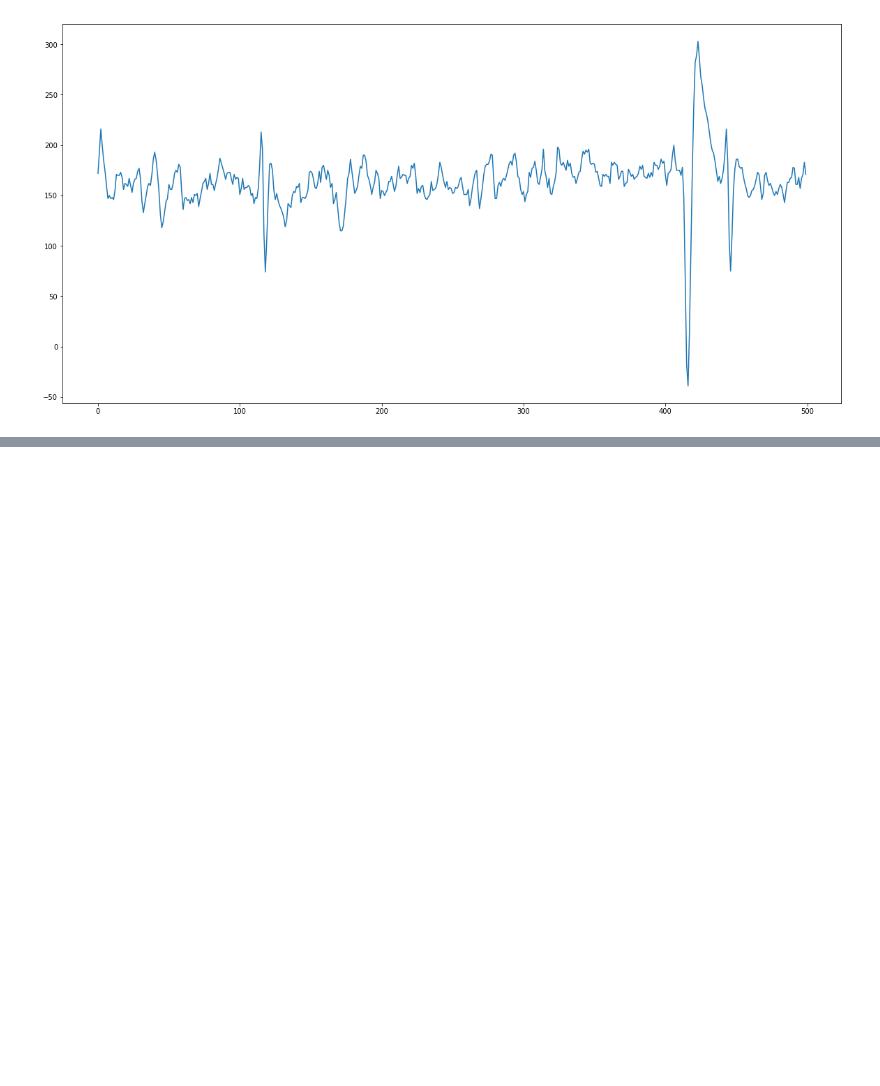
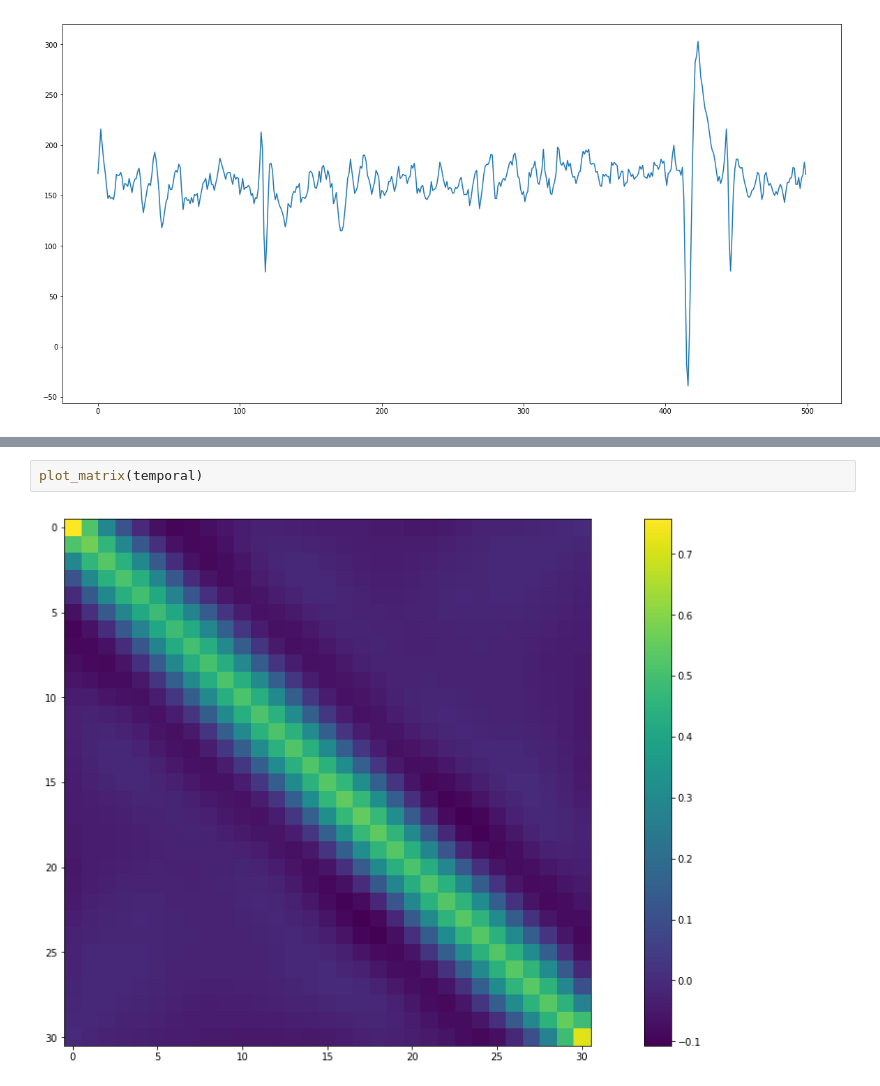
Before and after one commit to edublancas/neural-clustering, a Jupyter notebook: notebooks/pipeline.ipynb, the cells around one changed output, grey strips where cells are left out. Cells and saved outputs as stored; diff of their text form; blank space fills up the shorter version.

```diff
--- a/notebooks/pipeline.ipynb
+++ b/notebooks/pipeline.ipynb
@@ -46,0 +58,4 @@ plot(standarized)
+# %%
+plot_matrix(temporal)
+# %% [output]
+[figure, added]
```
Also changed, not shown: parts of 31 cells of this notebook, 3 other files.
